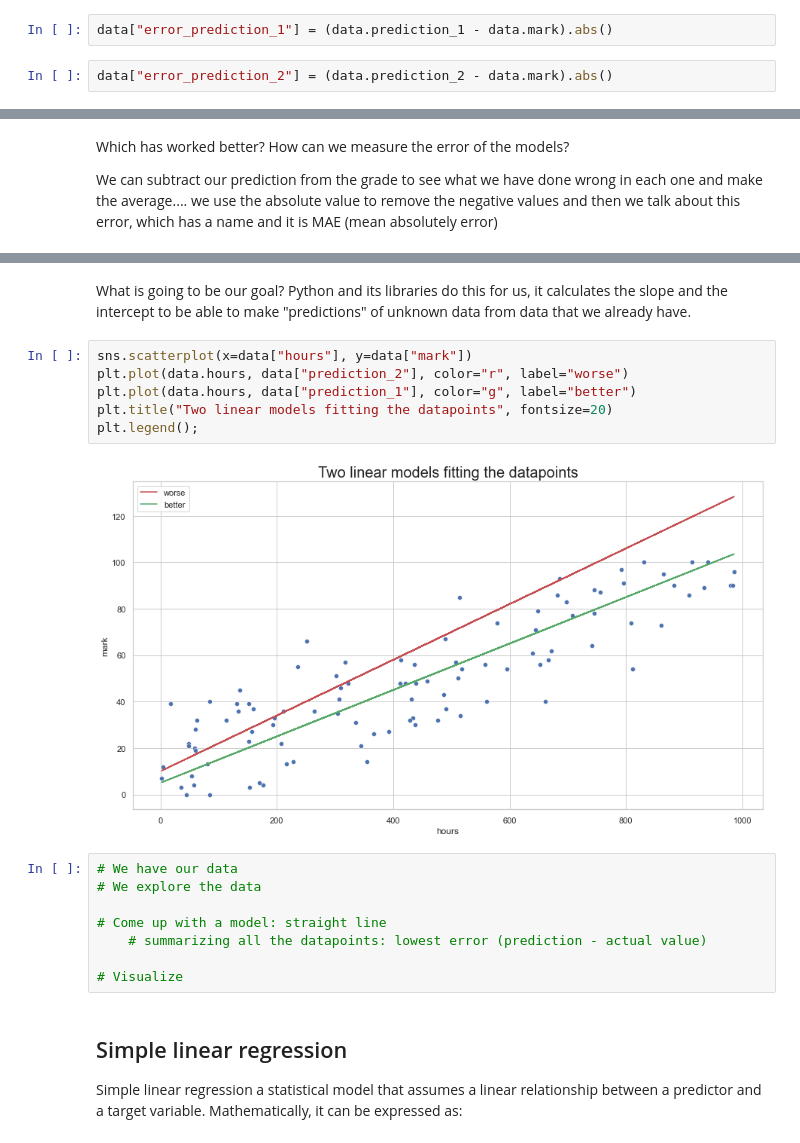
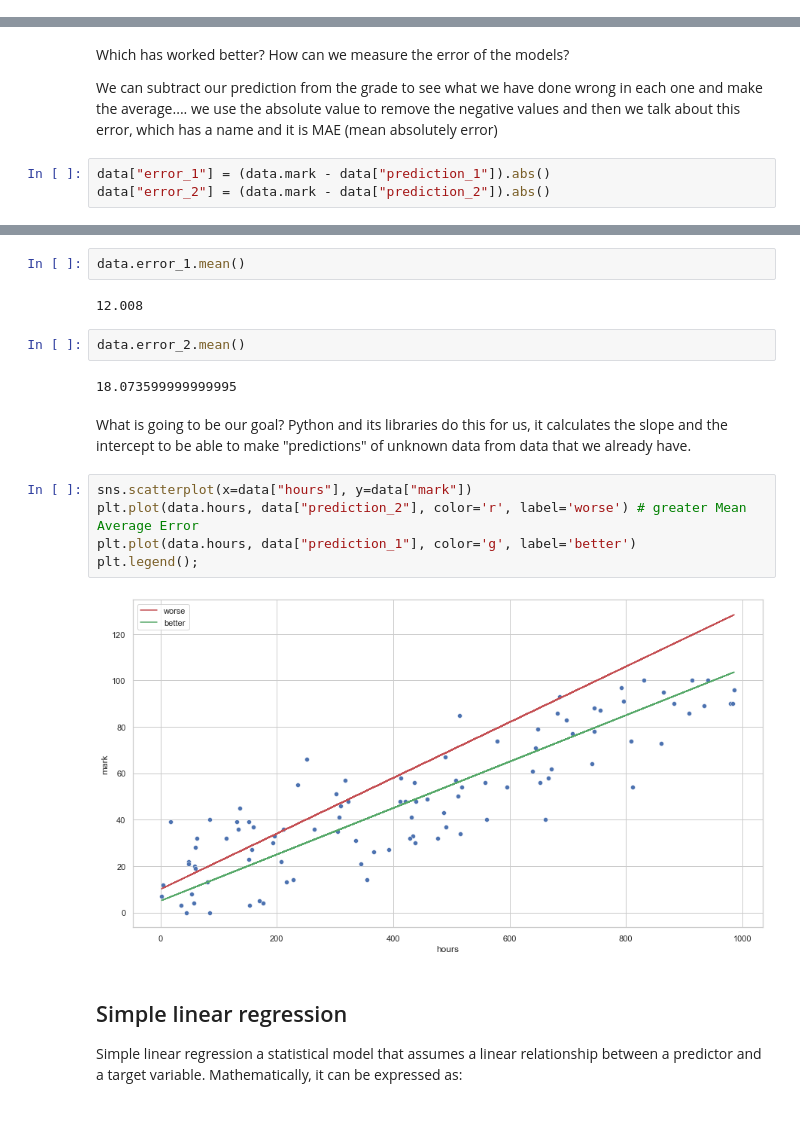
Before and after one commit to Ironhack-data-bcn-oct-2022/lectures, a Jupyter notebook: week-6/02 - Linear regression.ipynb, the cells around one changed output, grey strips where cells are left out. Cells and saved outputs as stored; diff of their text form.

```diff
--- a/week-6/02 - Linear regression.ipynb
+++ b/week-6/02 - Linear regression.ipynb
@@ -184,4 +96,0 @@ data
-# %%
-data["error_prediction_1"] = (data.prediction_1 - data.mark).abs()
-# %%
-data["error_prediction_2"] = (data.prediction_2 - data.mark).abs()
@@ -226,0 +131,3 @@ We can subtract our prediction from the grade to see what we have done wrong in
+# %%
+data["error_1"] = (data.mark - data["prediction_1"]).abs()
+data["error_2"] = (data.mark - data["prediction_2"]).abs()
@@ -227,21 +143,20 @@ We can subtract our prediction from the grade to see what we have done wrong in
+# %%
+data.error_1.mean()
+# %% [output]
+12.008
+# %%
+data.error_2.mean()
+# %% [output]
+18.073599999999995
 # %% [markdown]
 What is going to be our goal? Python and its libraries do this for us, it calculates the slope and the intercept to be able to make "predictions" of unknown data from data that we already have.
 # %%
 sns.scatterplot(x=data["hours"], y=data["mark"])
-plt.plot(data.hours, data["prediction_2"], color="r", label="worse")
-plt.plot(data.hours, data["prediction_1"], color="g", label="better")
-plt.title("Two linear models fitting the datapoints", fontsize=20)
+plt.plot(data.hours, data["prediction_2"], color='r', label='worse') # greater Mean Average Error
+plt.plot(data.hours, data["prediction_1"], color='g', label='better')
 plt.legend();
 # %% [output]
-[figure, old version]
+[figure, new version]
-# %%
-# We have our data
-# We explore the data
-
-# Come up with a model: straight line
-    # summarizing all the datapoints: lowest error (prediction - actual value)
-
-# Visualize
 # %% [markdown]
 ## Simple linear regression
 
```
Also changed, not shown: parts of 56 cells of this notebook.
